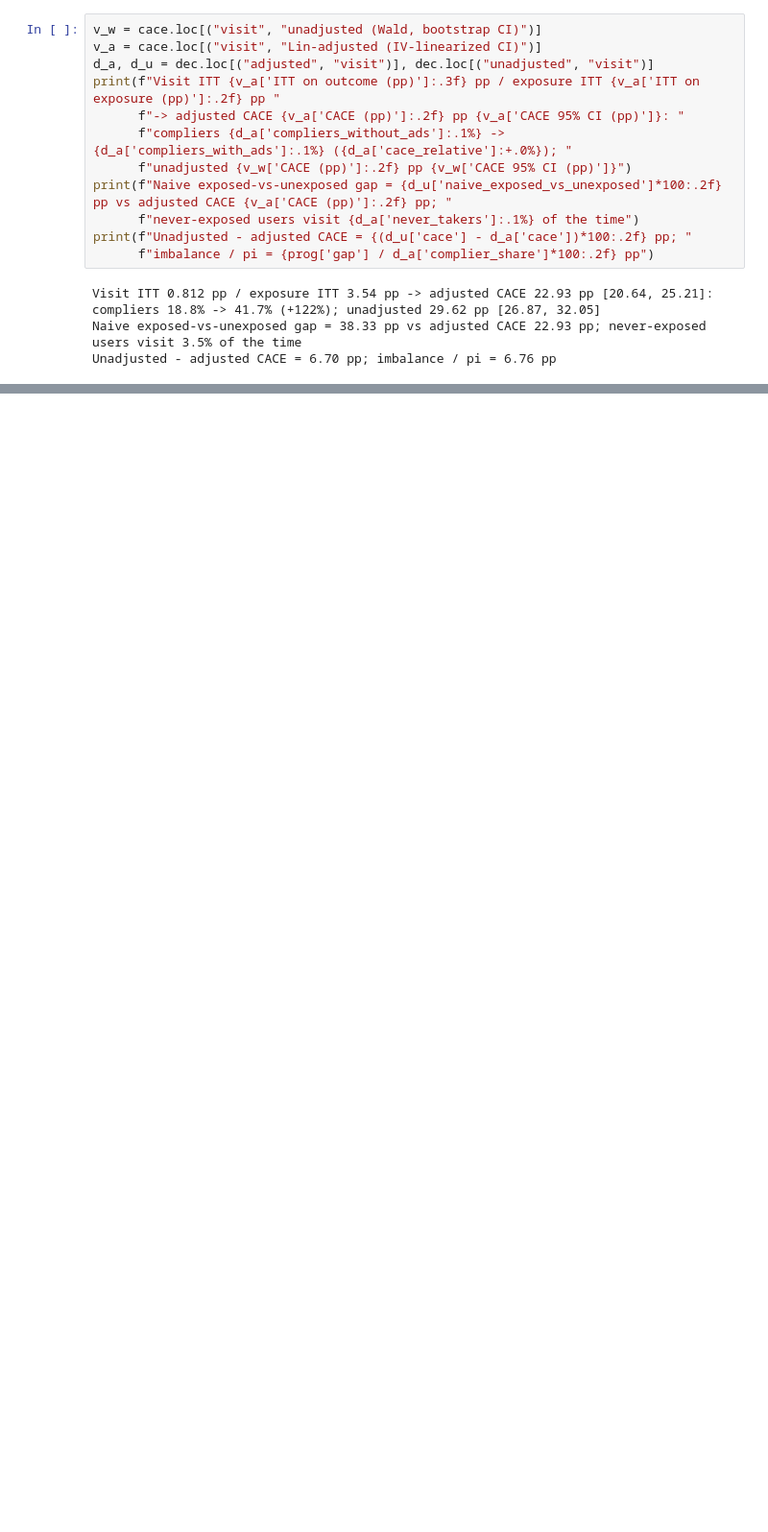
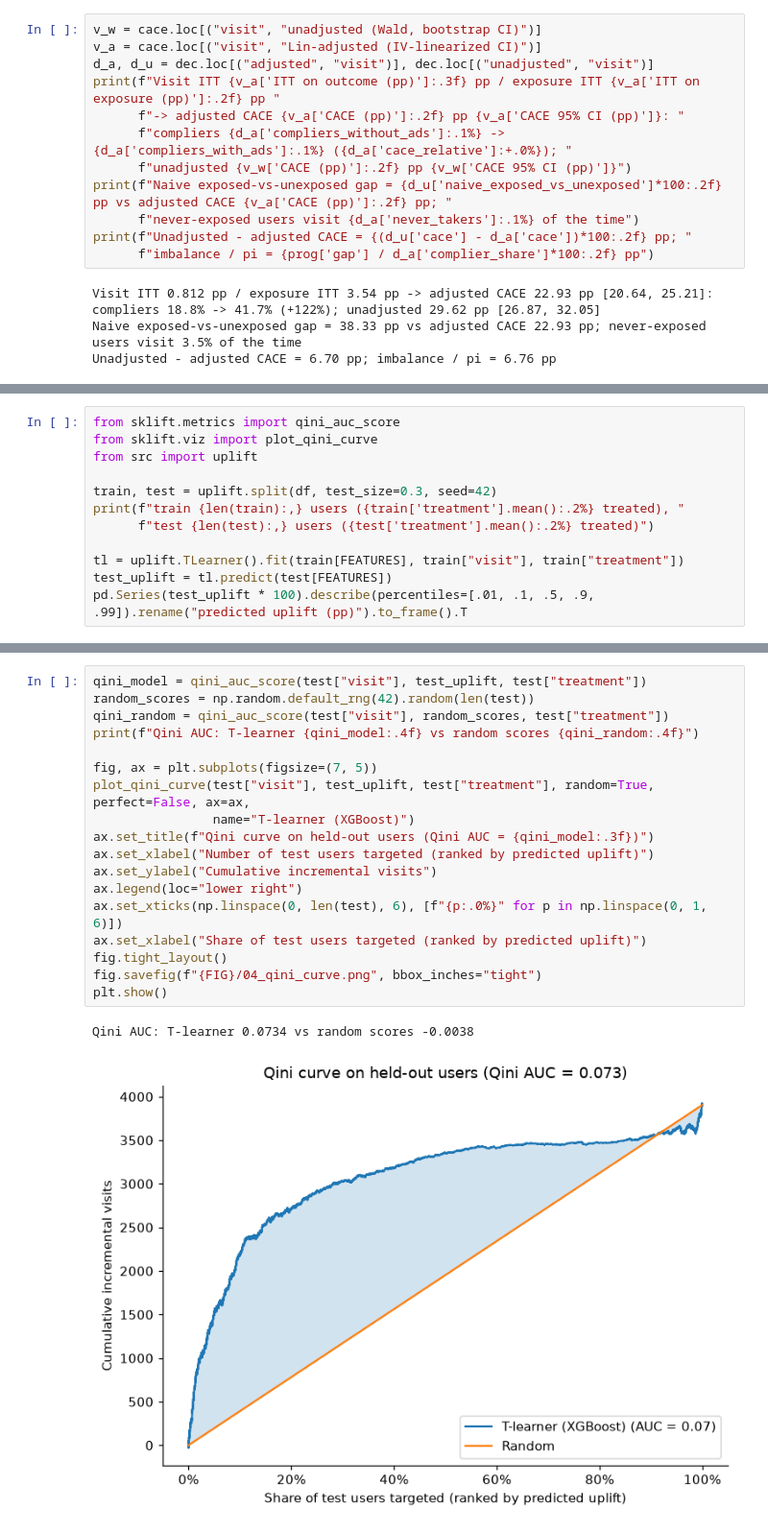
Before and after one commit to mehwishahmed/criteo-ad-incrementality, a Jupyter notebook: notebooks/analysis.ipynb, the cells around one changed output, grey strips where cells are left out. Shown at 96% size. Drawn from its saved outputs; the diff is of its cells as text; blank space fills up the shorter version.

```diff
--- a/notebooks/analysis.ipynb
+++ b/notebooks/analysis.ipynb
@@ -596,0 +611,12 @@ Unadjusted - adjusted CACE = 6.70 pp; imbalance / pi = 6.76 pp
+# %%
+from sklift.metrics import qini_auc_score
+from sklift.viz import plot_qini_curve
+from src import uplift
+
+train, test = uplift.split(df, test_size=0.3, seed=42)
+print(f"train {len(train):,} users ({train['treatment'].mean():.2%} treated), "
+      f"test {len(test):,} users ({test['treatment'].mean():.2%} treated)")
+
+tl = uplift.TLearner().fit(train[FEATURES], train["visit"], train["treatment"])
+test_uplift = tl.predict(test[FEATURES])
+pd.Series(test_uplift * 100).describe(percentiles=[.01, .1, .5, .9, .99]).rename("predicted uplift (pp)").to_frame().T
@@ -596,0 +627,21 @@ Unadjusted - adjusted CACE = 6.70 pp; imbalance / pi = 6.76 pp
+# %%
+qini_model = qini_auc_score(test["visit"], test_uplift, test["treatment"])
+random_scores = np.random.default_rng(42).random(len(test))
+qini_random = qini_auc_score(test["visit"], random_scores, test["treatment"])
+print(f"Qini AUC: T-learner {qini_model:.4f} vs random scores {qini_random:.4f}")
+
+fig, ax = plt.subplots(figsize=(7, 5))
+plot_qini_curve(test["visit"], test_uplift, test["treatment"], random=True, perfect=False, ax=ax,
+                name="T-learner (XGBoost)")
+ax.set_title(f"Qini curve on held-out users (Qini AUC = {qini_model:.3f})")
+ax.set_xlabel("Number of test users targeted (ranked by predicted uplift)")
+ax.set_ylabel("Cumulative incremental visits")
+ax.legend(loc="lower right")
+ax.set_xticks(np.linspace(0, len(test), 6), [f"{p:.0%}" for p in np.linspace(0, 1, 6)])
+ax.set_xlabel("Share of test users targeted (ranked by predicted uplift)")
+fig.tight_layout()
+fig.savefig(f"{FIG}/04_qini_curve.png", bbox_inches="tight")
+plt.show()
+# %% [output]
+Qini AUC: T-learner 0.0734 vs random scores -0.0038
+[figure, added]
```
Also changed, not shown: parts of 6 cells of this notebook, 2 other files.
